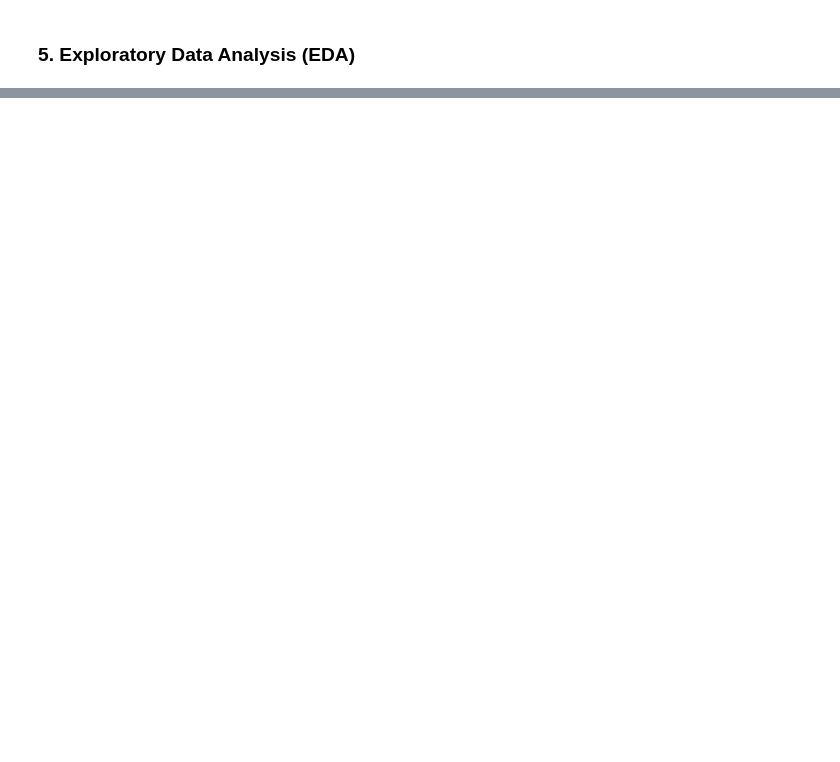
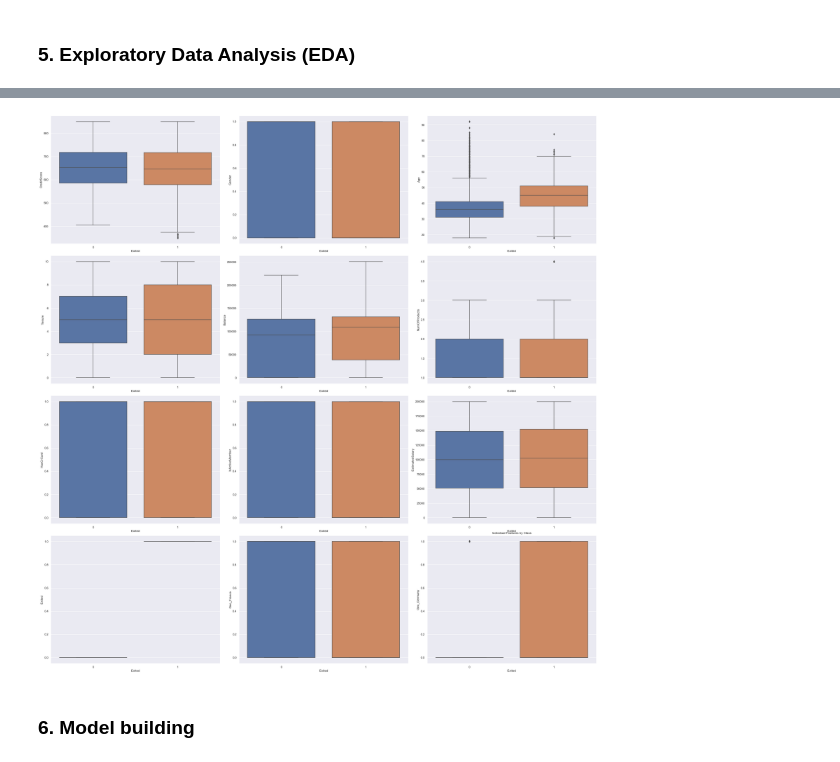
Before and after one commit to CodeInDna/Data_Science_Projects, a Jupyter notebook: Mini_Projects/Identify_churned_out_customers/Identify_churned_out_customers.ipynb, the cells around one changed output, grey strips where cells are left out. Saved outputs shown, nothing was run; the diff lists cells and outputs as text; code cells hidden in the pictures; blank space fills up the shorter version.

```diff
--- a/Mini_Projects/Identify_churned_out_customers/Identify_churned_out_customers.ipynb
+++ b/Mini_Projects/Identify_churned_out_customers/Identify_churned_out_customers.ipynb
@@ -124,0 +149,19 @@ churn_data_new.head()
+# %%
+# Let's check the distribution of all features across y variable
+fig, ax = plt.subplots(nrows = 4, ncols=3, figsize=(30,30))
+row = 0
+col = 0
+for i in range(churn_data_new.shape[1]-1):
+    if col > 2:
+        row += 1
+        col = 0
+    axes = ax[row, col]
+    sns.boxplot(x = churn_data_new['Exited'], y = churn_data_new[churn_data_new.columns[i]], ax = axes)
+    col += 1
+plt.tight_layout()
+plt.title("Individual Features by Class")
+plt.show()
+# %% [output]
+[figure, added]
+# %% [markdown]
+### 6. Model building
```
Also changed, not shown: parts of 28 cells of this notebook.
